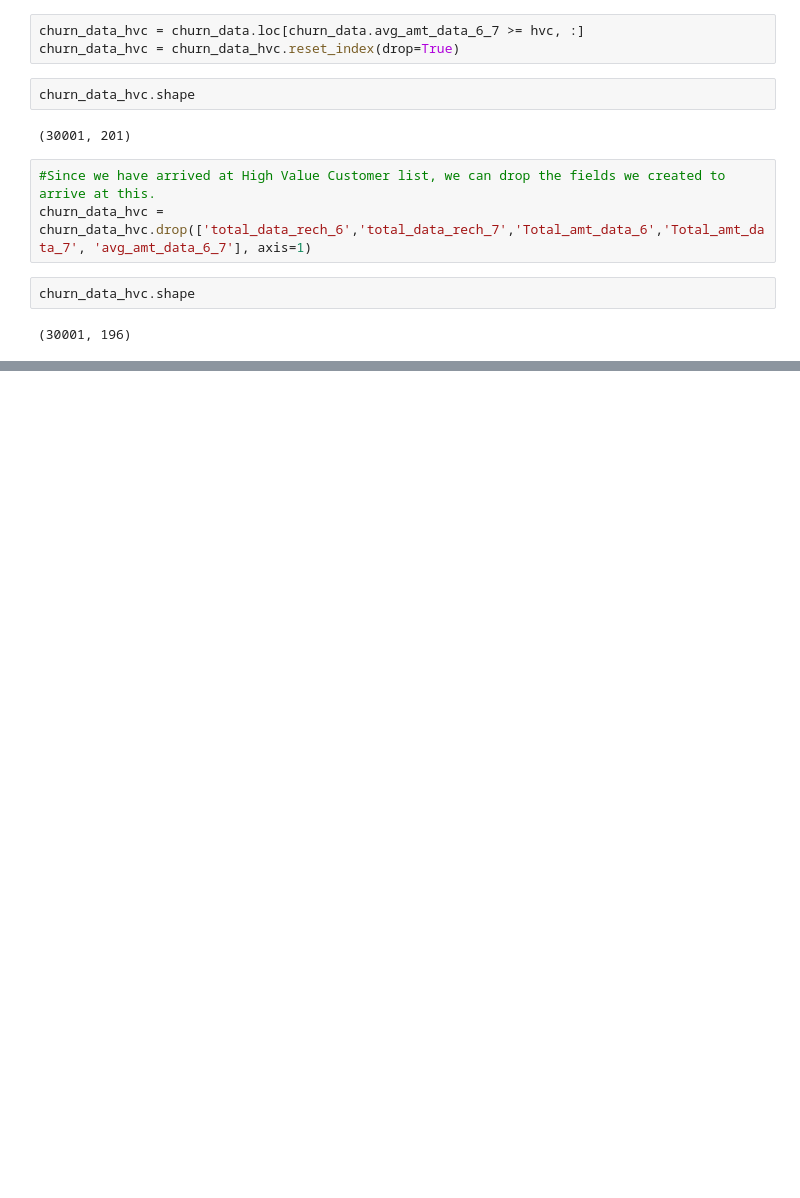
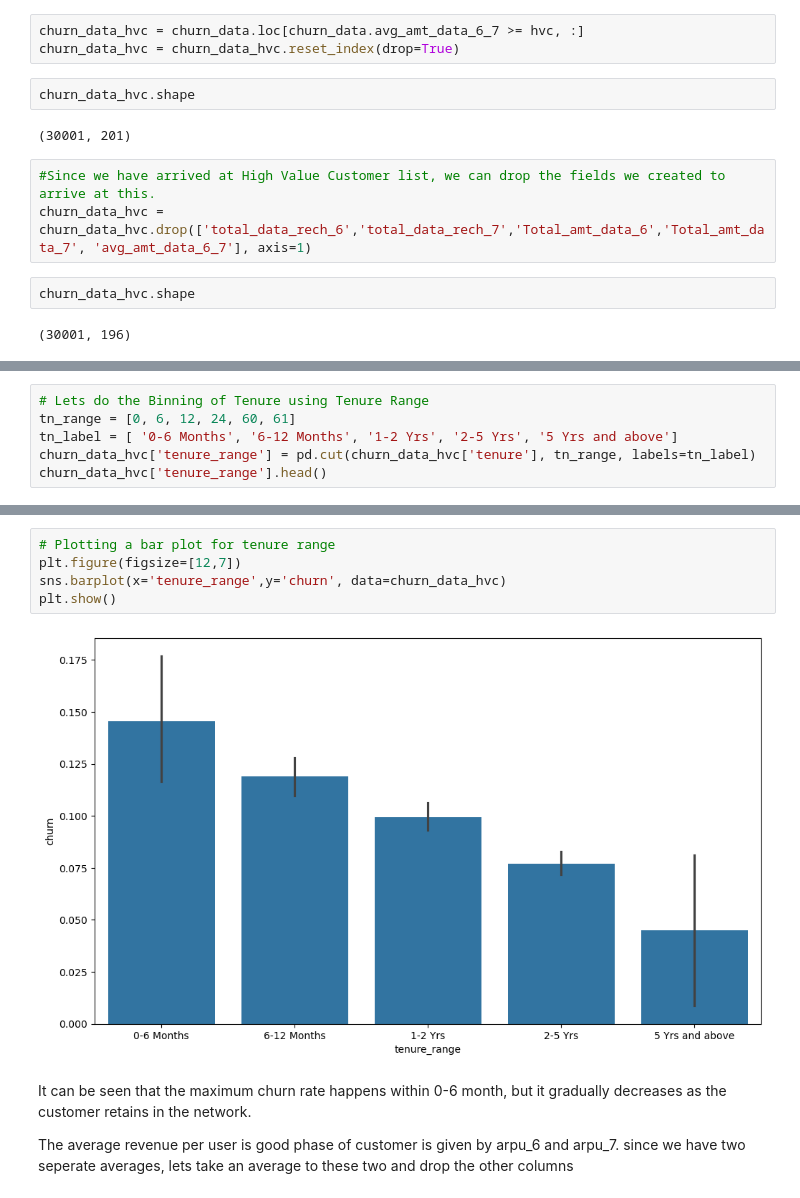
Before and after one commit to abhyndia/Learning-Python, a Jupyter notebook: Telecom+Churn+Case+Study.ipynb, the cells around one changed output, grey strips where cells are left out. Cells and saved outputs as stored; diff of their text form; blank space fills up the shorter version.

```diff
--- a/Telecom+Churn+Case+Study.ipynb
+++ b/Telecom+Churn+Case+Study.ipynb
@@ -492,0 +656,6 @@ churn_cols = ['total_ic_mou_9', 'total_og_mou_9', 'vol_2g_mb_9', 'vol_3g_mb_9']
+# %%
+# Lets do the Binning of Tenure using Tenure Range
+tn_range = [0, 6, 12, 24, 60, 61]
+tn_label = [ '0-6 Months', '6-12 Months', '1-2 Yrs', '2-5 Yrs', '5 Yrs and above']
+churn_data_hvc['tenure_range'] = pd.cut(churn_data_hvc['tenure'], tn_range, labels=tn_label)
+churn_data_hvc['tenure_range'].head()
@@ -492,0 +670,11 @@ churn_cols = ['total_ic_mou_9', 'total_og_mou_9', 'vol_2g_mb_9', 'vol_3g_mb_9']
+# %%
+# Plotting a bar plot for tenure range
+plt.figure(figsize=[12,7])
+sns.barplot(x='tenure_range',y='churn', data=churn_data_hvc)
+plt.show()
+# %% [output]
+[figure, added]
+# %% [markdown]
+It can be seen that the maximum churn rate happens within 0-6 month, but it gradually decreases as the customer retains in the network.
+
+The average revenue per user is good phase of customer is given by arpu_6 and arpu_7. since we have two seperate averages, lets take an average to these two and drop the other columns
```
Also changed, not shown: parts of 179 cells of this notebook.
